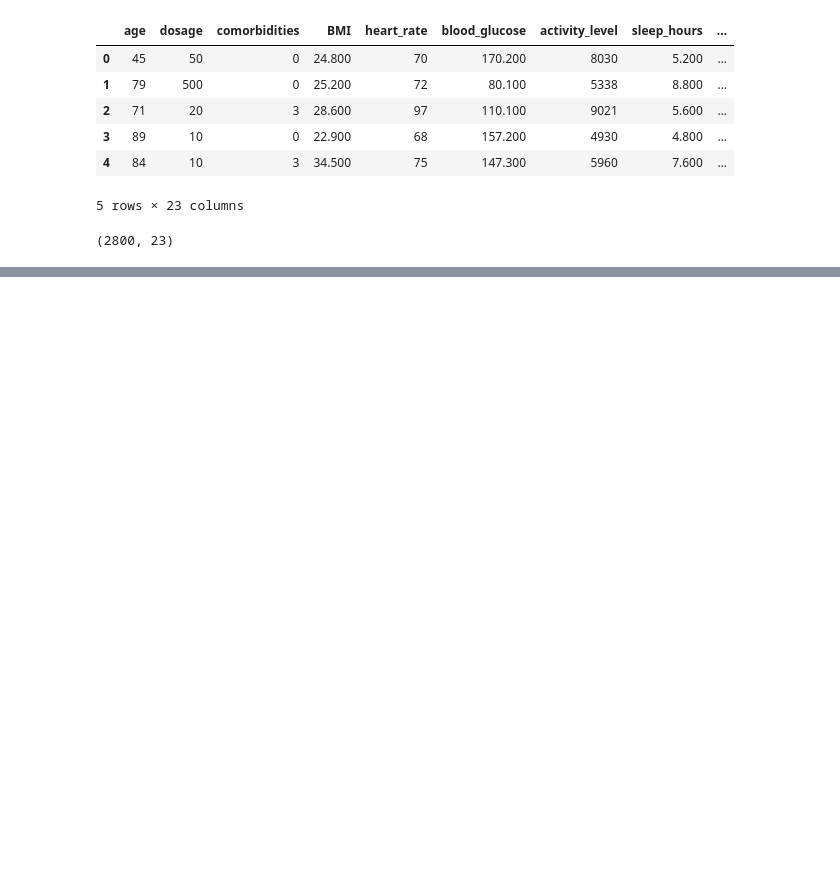
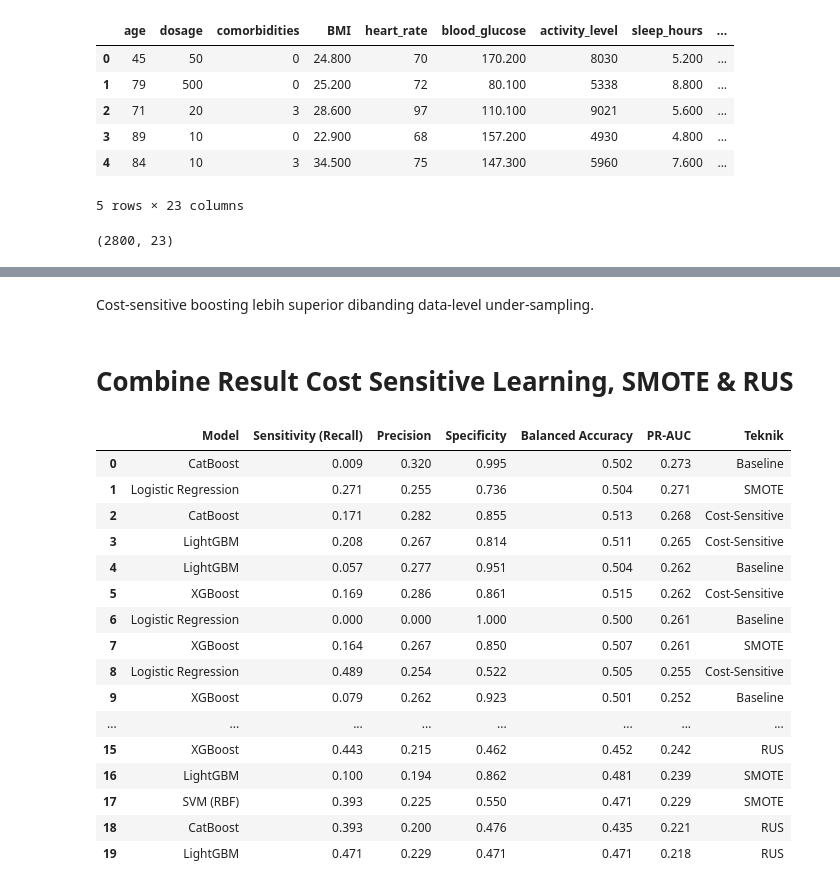
Before and after one commit to Riskyduha/Improving-Machine-Learning-Model-Performance-for-Patient-Non-Adherence-Prediction, a Jupyter notebook: main.ipynb, the cells around one changed output, grey strips where cells are left out. Drawn from its saved outputs; the diff is of its cells as text; code cells hidden in the pictures; blank space fills up the shorter version.

Commit message:
update struktur code baseline

```diff
--- a/main.ipynb
+++ b/main.ipynb
@@ -1270,0 +520,8 @@ plt.show()
+# %%
+models_smote = {
+    "Logistic Regression": LogisticRegression(max_iter=1000, random_state=42),
+    "SVM (RBF)": SVC(kernel='rbf', probability=True, random_state=42),
+    "LightGBM": LGBMClassifier(random_state=42),
+    "XGBoost": XGBClassifier(use_label_encoder=False, eval_metric='logloss', random_state=42),
+    "CatBoost": CatBoostClassifier(verbose=0, random_state=42)
+}
@@ -1270,0 +569,8 @@ plt.show()
+# %%
+models = {
+    "Logistic Regression": LogisticRegression(max_iter=1000, random_state=42),
+    "SVM (RBF)": SVC(kernel='rbf', probability=True, random_state=42),
+    "LightGBM": LGBMClassifier(random_state=42),
+    "XGBoost": XGBClassifier(use_label_encoder=False, eval_metric='logloss', random_state=42),
+    "CatBoost": CatBoostClassifier(verbose=0, random_state=42)
+}
@@ -1270,0 +641,4 @@ plt.show()
+# %% [markdown]
+Cost-sensitive boosting lebih superior dibanding data-level under-sampling.
+# %% [markdown]
+# Combine Result Cost Sensitive Learning, SMOTE & RUS
@@ -1270,0 +654,35 @@ plt.show()
+# %%
+baseline_df["Teknik"] = "Baseline"
+cost_sensitive_df["Teknik"] = "Cost-Sensitive"
+df_smote["Teknik"] = "SMOTE"
+df_rus["Teknik"] = "RUS"
+# %%
+comparison_df = pd.concat(
+    [baseline_df, cost_sensitive_df, df_smote, df_rus],
+    ignore_index=True
+)
+# %%
+comparison_df = comparison_df.sort_values(
+    by="PR-AUC",
+    ascending=False
+).reset_index(drop=True)
+
+comparison_df
+# %% [output]
+|  | Model | Sensitivity (Recall) | Precision | Specificity | Balanced Accuracy | PR-AUC | Teknik |
+| 0 | CatBoost | 0.009 | 0.320 | 0.995 | 0.502 | 0.273 | Baseline |
+| 1 | Logistic Regression | 0.271 | 0.255 | 0.736 | 0.504 | 0.271 | SMOTE |
+| 2 | CatBoost | 0.171 | 0.282 | 0.855 | 0.513 | 0.268 | Cost-Sensitive |
+| 3 | LightGBM | 0.208 | 0.267 | 0.814 | 0.511 | 0.265 | Cost-Sensitive |
+| 4 | LightGBM | 0.057 | 0.277 | 0.951 | 0.504 | 0.262 | Baseline |
+| 5 | XGBoost | 0.169 | 0.286 | 0.861 | 0.515 | 0.262 | Cost-Sensitive |
+| 6 | Logistic Regression | 0.000 | 0.000 | 1.000 | 0.500 | 0.261 | Baseline |
+| 7 | XGBoost | 0.164 | 0.267 | 0.850 | 0.507 | 0.261 | SMOTE |
+| 8 | Logistic Regression | 0.489 | 0.254 | 0.522 | 0.505 | 0.255 | Cost-Sensitive |
+| 9 | XGBoost | 0.079 | 0.262 | 0.923 | 0.501 | 0.252 | Baseline |
+| ... | ... | ... | ... | ... | ... | ... | ... |
+| 15 | XGBoost | 0.443 | 0.215 | 0.462 | 0.452 | 0.242 | RUS |
+| 16 | LightGBM | 0.100 | 0.194 | 0.862 | 0.481 | 0.239 | SMOTE |
+| 17 | SVM (RBF) | 0.393 | 0.225 | 0.550 | 0.471 | 0.229 | SMOTE |
+| 18 | CatBoost | 0.393 | 0.200 | 0.476 | 0.435 | 0.221 | RUS |
+| 19 | LightGBM | 0.471 | 0.229 | 0.471 | 0.471 | 0.218 | RUS |
```
Also changed, not shown: parts of 63 cells of this notebook, 4 other files.
